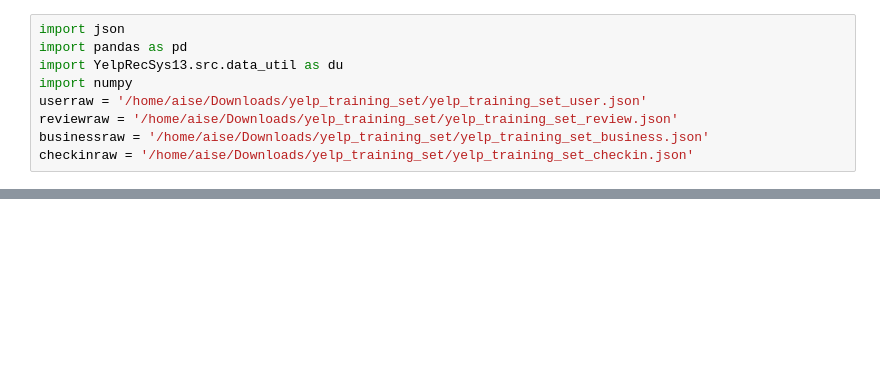
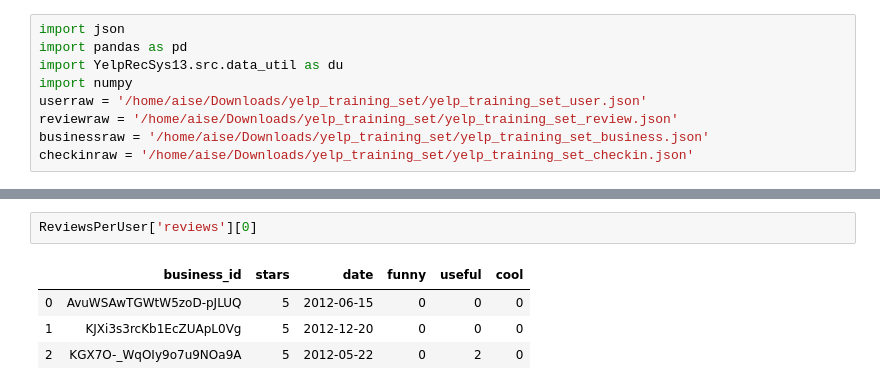
Before and after one commit to bchnge/YelpRecSys13, a Jupyter notebook: notebooks/kim2.ipynb, the cells around one changed output, grey strips where cells are left out. Drawn from its saved outputs; the diff is of its cells as text; blank space fills up the shorter version.

```diff
--- a/notebooks/kim2.ipynb
+++ b/notebooks/kim2.ipynb
@@ -140,0 +104,7 @@ Name: 0
+# %%
+ReviewsPerUser['reviews'][0]
+# %% [output]
+|  | business_id | stars | date | funny | useful | cool |
+| 0 | AvuWSAwTGWtW5zoD-pJLUQ | 5 | 2012-06-15 | 0 | 0 | 0 |
+| 1 | KJXi3s3rcKb1EcZUApL0Vg | 5 | 2012-12-20 | 0 | 0 | 0 |
+| 2 | KGX7O-_WqOIy9o7u9NOa9A | 5 | 2012-05-22 | 0 | 2 | 0 |
```
Also changed, not shown: parts of 20 cells of this notebook.
